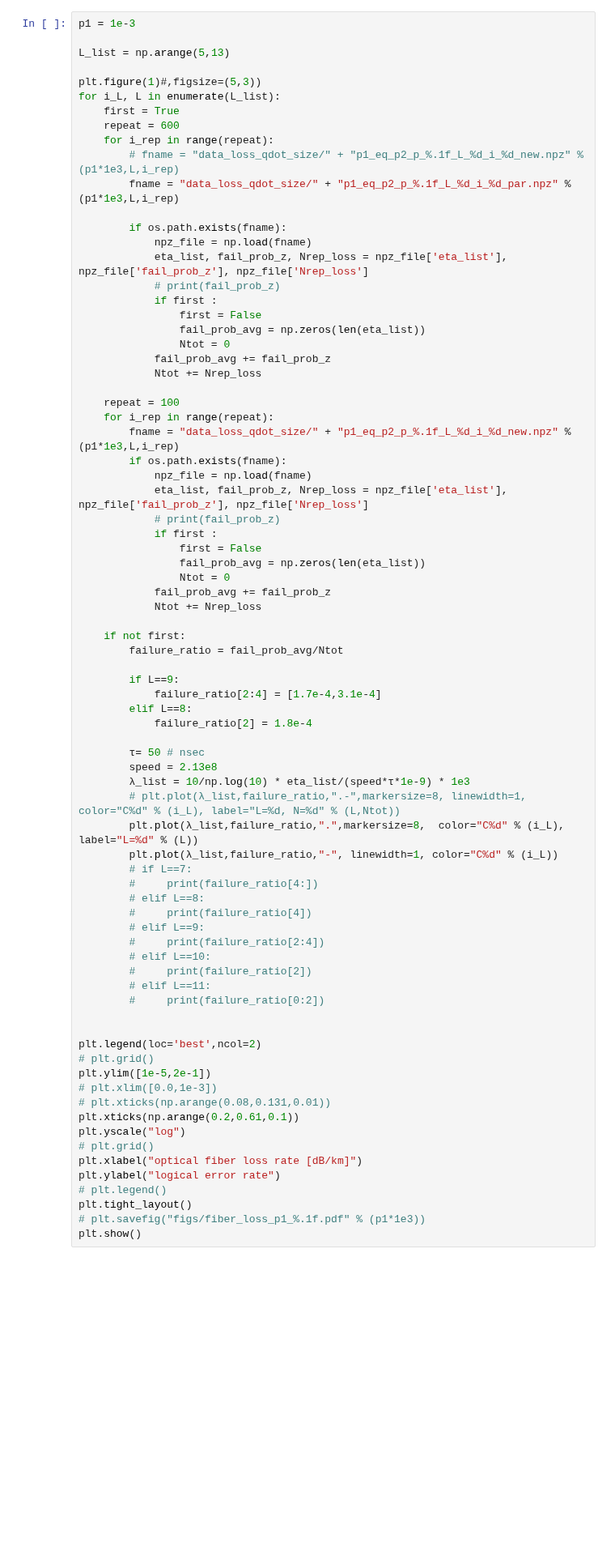
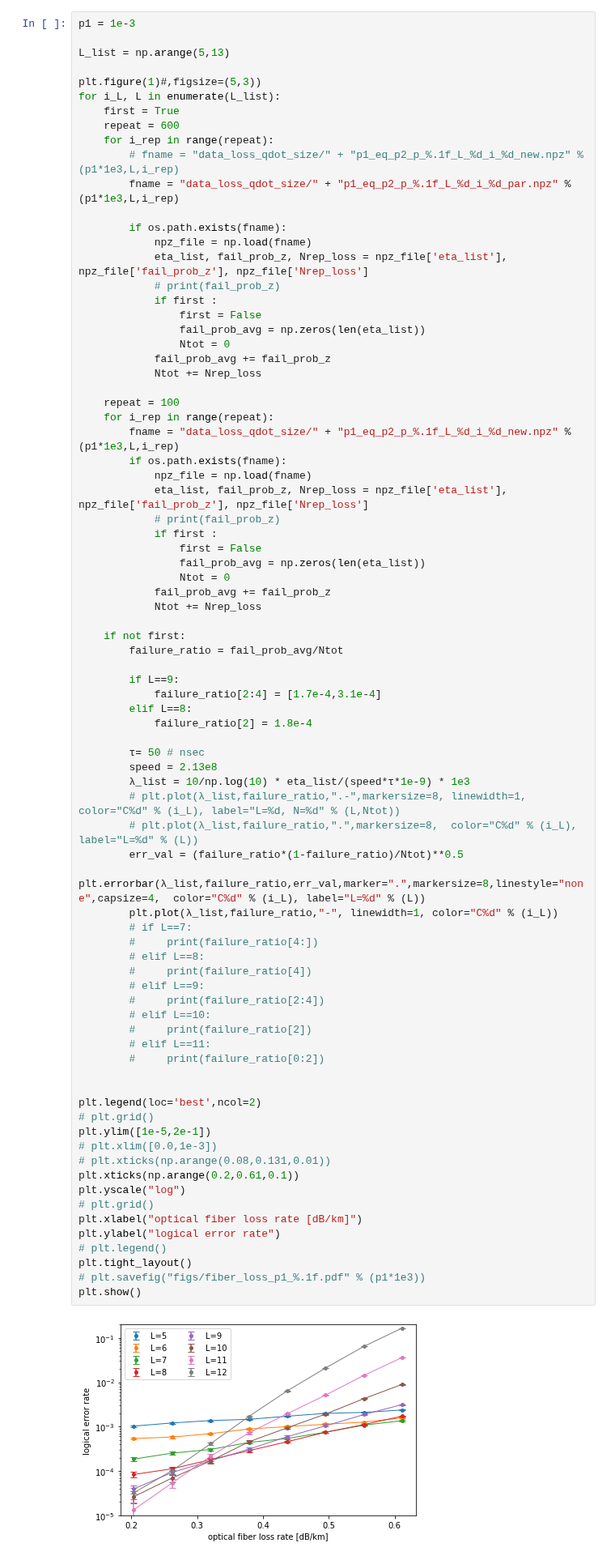
Before and after one commit to hassan-shap/quantum-emitter, a Jupyter notebook: pp_th_qdot_size.ipynb, the cells around one changed output. Shown at 81% size. Saved outputs shown, nothing was run; the diff lists cells and outputs as text; blank space fills up the shorter version.

```diff
--- a/pp_th_qdot_size.ipynb
+++ b/pp_th_qdot_size.ipynb
@@ -52,34 +52,38 @@ for i_L, L in enumerate(L_list):
         speed = 2.13e8
         λ_list = 10/np.log(10) * eta_list/(speed*τ*1e-9) * 1e3
         # plt.plot(λ_list,failure_ratio,".-",markersize=8, linewidth=1, color="C%d" % (i_L), label="L=%d, N=%d" % (L,Ntot))
-        plt.plot(λ_list,failure_ratio,".",markersize=8,  color="C%d" % (i_L), label="L=%d" % (L))
+        # plt.plot(λ_list,failure_ratio,".",markersize=8,  color="C%d" % (i_L), label="L=%d" % (L))
+        err_val = (failure_ratio*(1-failure_ratio)/Ntot)**0.5
+        plt.errorbar(λ_list,failure_ratio,err_val,marker=".",markersize=8,linestyle="none",capsize=4,  color="C%d" % (i_L), label="L=%d" % (L))
         plt.plot(λ_list,failure_ratio,"-", linewidth=1, color="C%d" % (i_L))
         # if L==7:
         #     print(failure_ratio[4:])
         # elif L==8:
         #     print(failure_ratio[4])
         # elif L==9:
         #     print(failure_ratio[2:4])
         # elif L==10:
         #     print(failure_ratio[2])
         # elif L==11:
         #     print(failure_ratio[0:2])
 
 
 plt.legend(loc='best',ncol=2)
 # plt.grid()
 plt.ylim([1e-5,2e-1])
 # plt.xlim([0.0,1e-3])
 # plt.xticks(np.arange(0.08,0.131,0.01))
 plt.xticks(np.arange(0.2,0.61,0.1))
 plt.yscale("log")
 # plt.grid()
 plt.xlabel("optical fiber loss rate [dB/km]")
 plt.ylabel("logical error rate")
 # plt.legend()
 plt.tight_layout()
 # plt.savefig("figs/fiber_loss_p1_%.1f.pdf" % (p1*1e3))
 plt.show()
+# %% [output]
+[figure, added]
 # %%
 import scipy
 from scipy import stats
```
Also changed, not shown: 8 other files.
